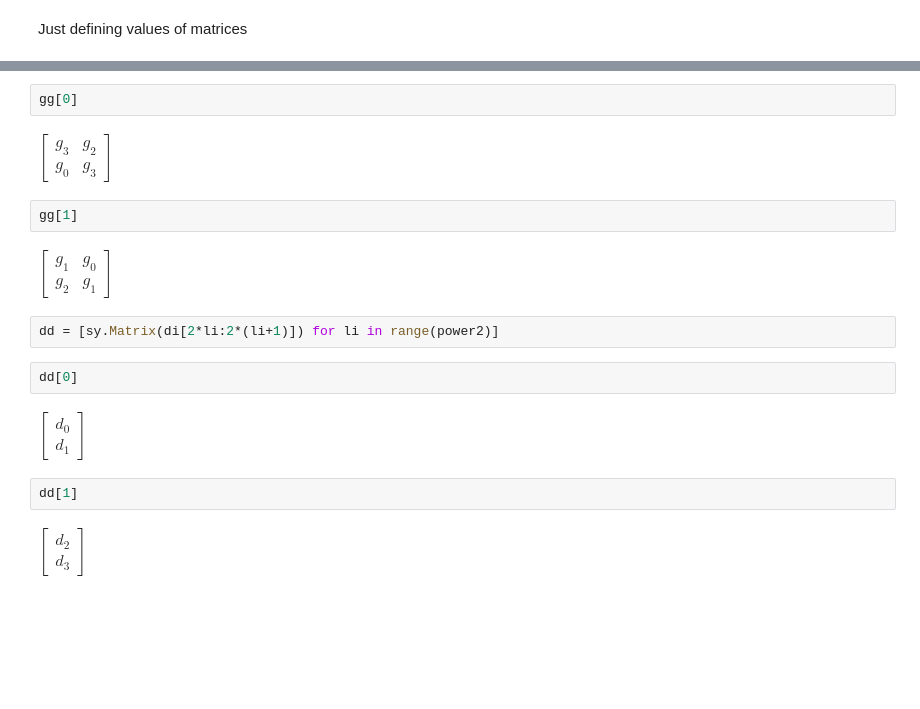
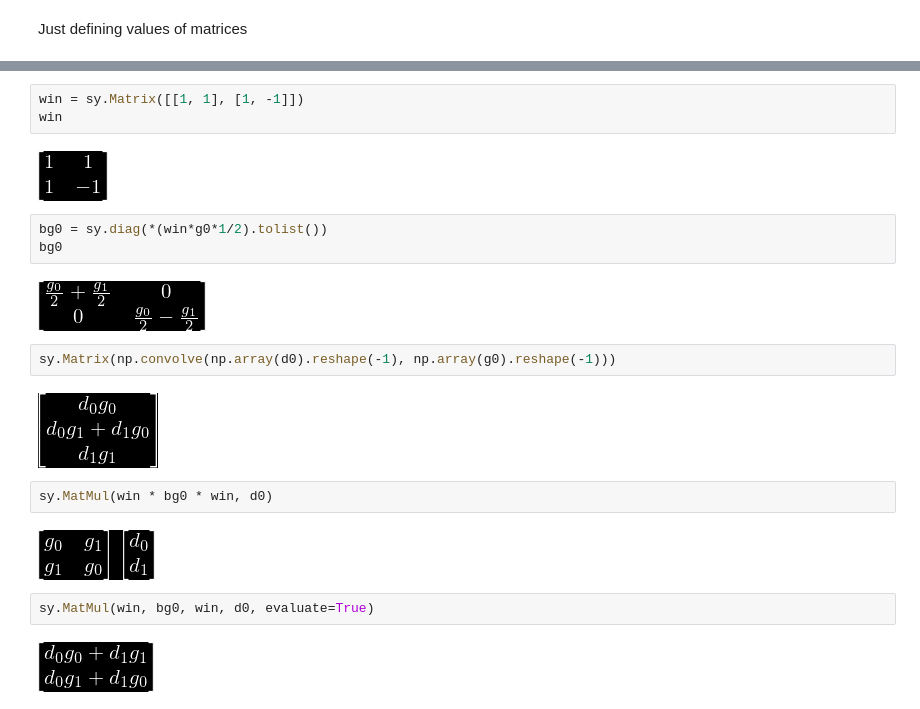
Before and after one commit to tarsioonofrio/fast-convolution-rtl, a Jupyter notebook: blahut6.3iterated8x8.ipynb, the cells around one changed output, grey strips where cells are left out. Cells and saved outputs as stored; diff of their text form; blank space fills up the shorter version.

```diff
--- a/blahut6.3iterated8x8.ipynb
+++ b/blahut6.3iterated8x8.ipynb
@@ -178,18 +59,22 @@ gg = [gg_circ_mtx[0:2, 2*li:2*(li+1)] for li in range(power2)]
-# %%
-gg[0]
-# %% [output]
-$\displaystyle \left[\begin{matrix}g_{3} & g_{2}\\g_{0} & g_{3}\end{matrix}\right]$
-# %%
-gg[1]
-# %% [output]
-$\displaystyle \left[\begin{matrix}g_{1} & g_{0}\\g_{2} & g_{1}\end{matrix}\right]$
-# %%
-dd = [sy.Matrix(di[2*li:2*(li+1)]) for li in range(power2)]
-# %%
-dd[0]
-# %% [output]
-$\displaystyle \left[\begin{matrix}d_{0}\\d_{1}\end{matrix}\right]$
-# %%
-dd[1]
-# %% [output]
-$\displaystyle \left[\begin{matrix}d_{2}\\d_{3}\end{matrix}\right]$
+# %%
+win = sy.Matrix([[1, 1], [1, -1]])
+win
+# %% [output]
+[figure, added]
+# %%
+bg0 = sy.diag(*(win*g0*1/2).tolist())
+bg0
+# %% [output]
+[figure, added]
+# %%
+sy.Matrix(np.convolve(np.array(d0).reshape(-1), np.array(g0).reshape(-1)))
+# %% [output]
+[figure, added]
+# %%
+sy.MatMul(win * bg0 * win, d0)
+# %% [output]
+[figure, added]
+# %%
+sy.MatMul(win, bg0, win, d0, evaluate=True)
+# %% [output]
+[figure, added]
```
Also changed, not shown: parts of 114 cells of this notebook, 2 other files.
